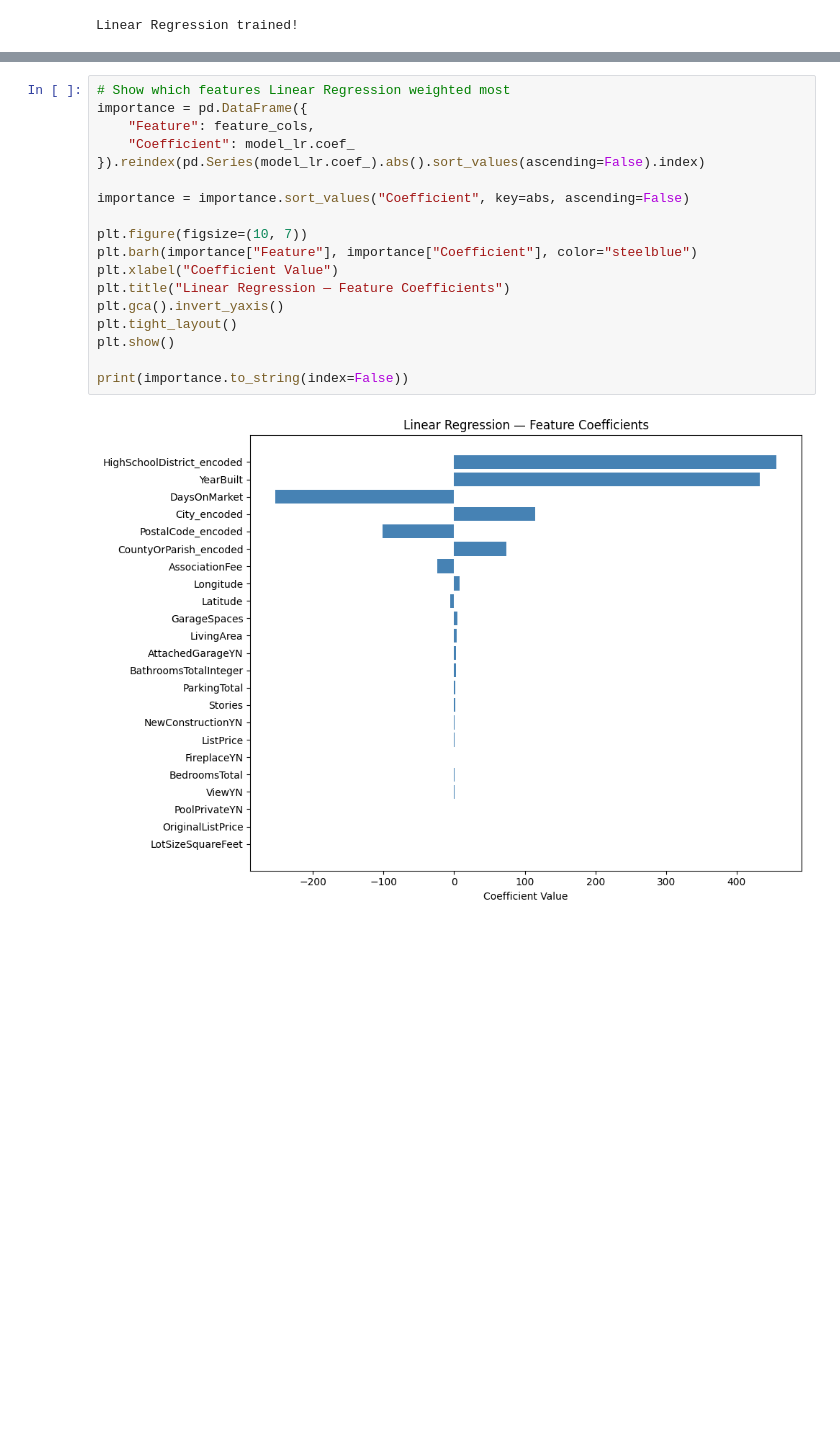
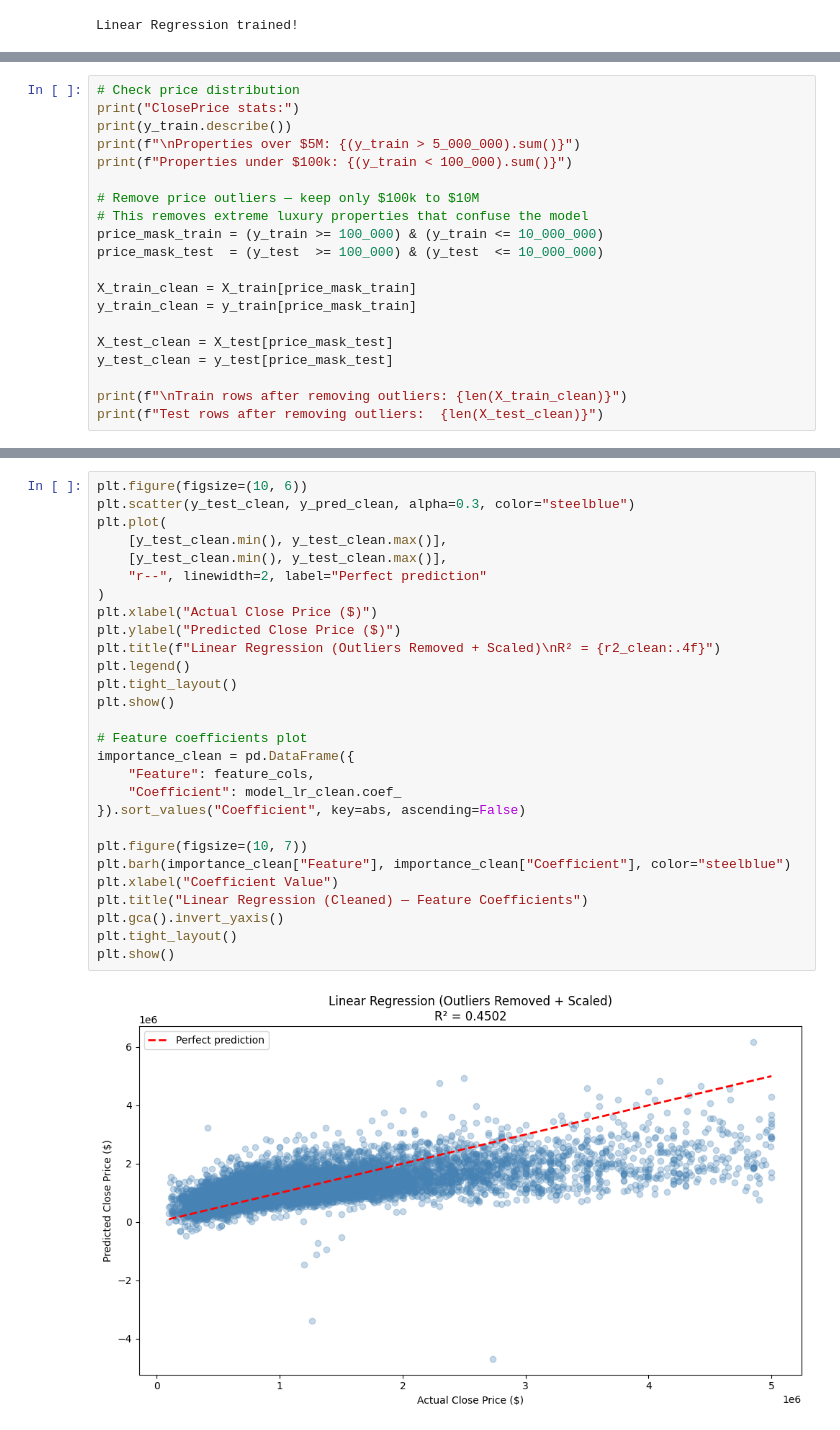
Before and after one commit to BryanWang411/IDX-Exchange-Summer-2026, a Jupyter notebook: 03_baseline_model.ipynb, the cells around one changed output, grey strips where cells are left out. Drawn from its saved outputs; the diff is of its cells as text; blank space fills up the shorter version.

```diff
--- a/03_baseline_model.ipynb
+++ b/03_baseline_model.ipynb
@@ -77,0 +42,20 @@ plt.show()
+# %%
+# Check price distribution
+print("ClosePrice stats:")
+print(y_train.describe())
+print(f"\nProperties over $5M: {(y_train > 5_000_000).sum()}")
+print(f"Properties under $100k: {(y_train < 100_000).sum()}")
+
+# Remove price outliers — keep only $100k to $10M
+# This removes extreme luxury properties that confuse the model
+price_mask_train = (y_train >= 100_000) & (y_train <= 10_000_000)
+price_mask_test  = (y_test  >= 100_000) & (y_test  <= 10_000_000)
+
+X_train_clean = X_train[price_mask_train]
+y_train_clean = y_train[price_mask_train]
+
+X_test_clean = X_test[price_mask_test]
+y_test_clean = y_test[price_mask_test]
+
+print(f"\nTrain rows after removing outliers: {len(X_train_clean)}")
+print(f"Test rows after removing outliers:  {len(X_test_clean)}")
@@ -78,20 +109,30 @@ plt.show()
 # %%
-# Show which features Linear Regression weighted most
-importance = pd.DataFrame({
+plt.figure(figsize=(10, 6))
+plt.scatter(y_test_clean, y_pred_clean, alpha=0.3, color="steelblue")
+plt.plot(
+    [y_test_clean.min(), y_test_clean.max()],
+    [y_test_clean.min(), y_test_clean.max()],
+    "r--", linewidth=2, label="Perfect prediction"
+)
+plt.xlabel("Actual Close Price ($)")
+plt.ylabel("Predicted Close Price ($)")
+plt.title(f"Linear Regression (Outliers Removed + Scaled)\nR² = {r2_clean:.4f}")
+plt.legend()
+plt.tight_layout()
+plt.show()
+
+# Feature coefficients plot
+importance_clean = pd.DataFrame({
     "Feature": feature_cols,
-    "Coefficient": model_lr.coef_
-}).reindex(pd.Series(model_lr.coef_).abs().sort_values(ascending=False).index)
-
-importance = importance.sort_values("Coefficient", key=abs, ascending=False)
+    "Coefficient": model_lr_clean.coef_
+}).sort_values("Coefficient", key=abs, ascending=False)
 
 plt.figure(figsize=(10, 7))
-plt.barh(importance["Feature"], importance["Coefficient"], color="steelblue")
+plt.barh(importance_clean["Feature"], importance_clean["Coefficient"], color="steelblue")
 plt.xlabel("Coefficient Value")
-plt.title("Linear Regression — Feature Coefficients")
+plt.title("Linear Regression (Cleaned) — Feature Coefficients")
 plt.gca().invert_yaxis()
 plt.tight_layout()
 plt.show()
-
-print(importance.to_string(index=False))
 # %% [output]
-[figure, old version]
+[figure, new version]
```
Also changed, not shown: parts of 8 cells of this notebook.
